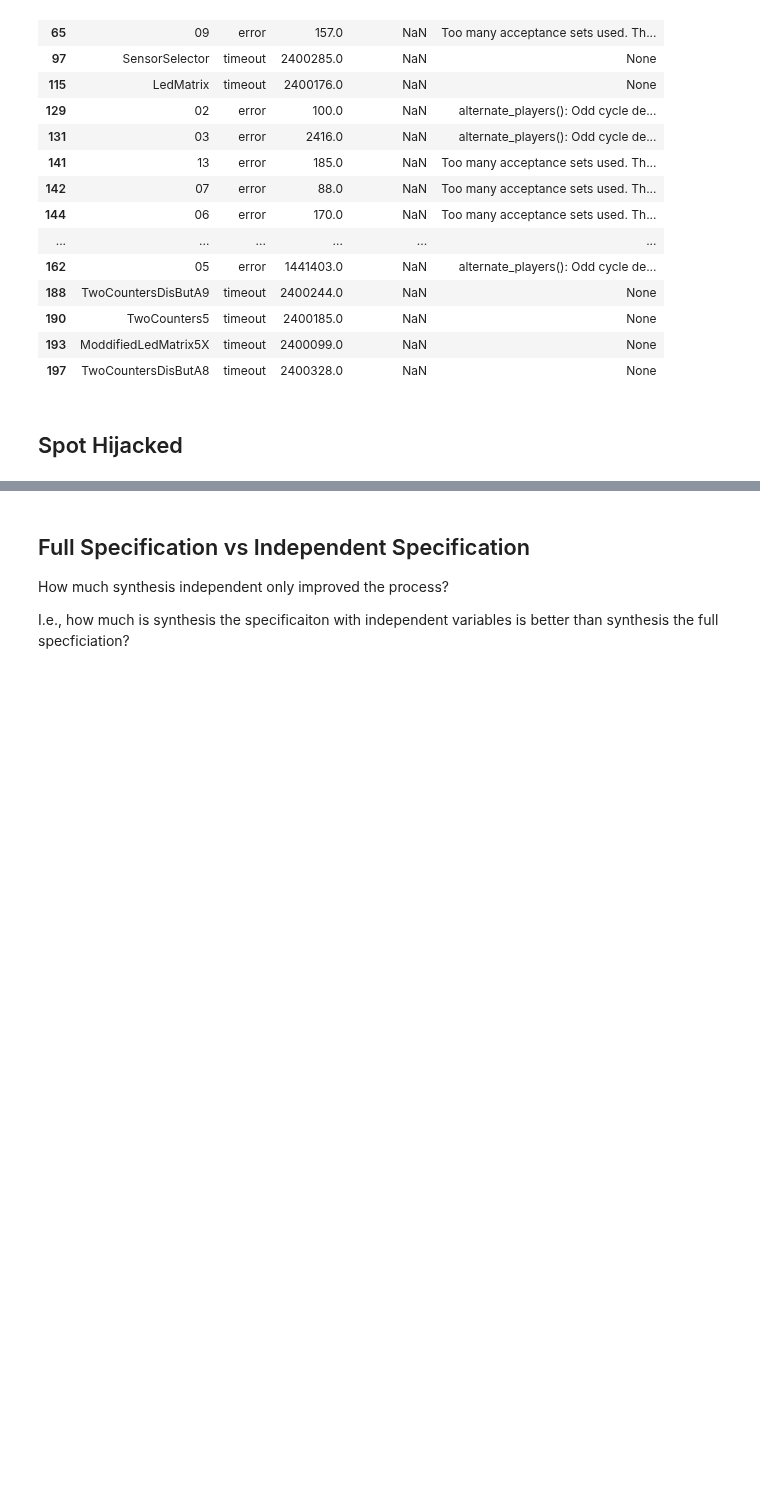
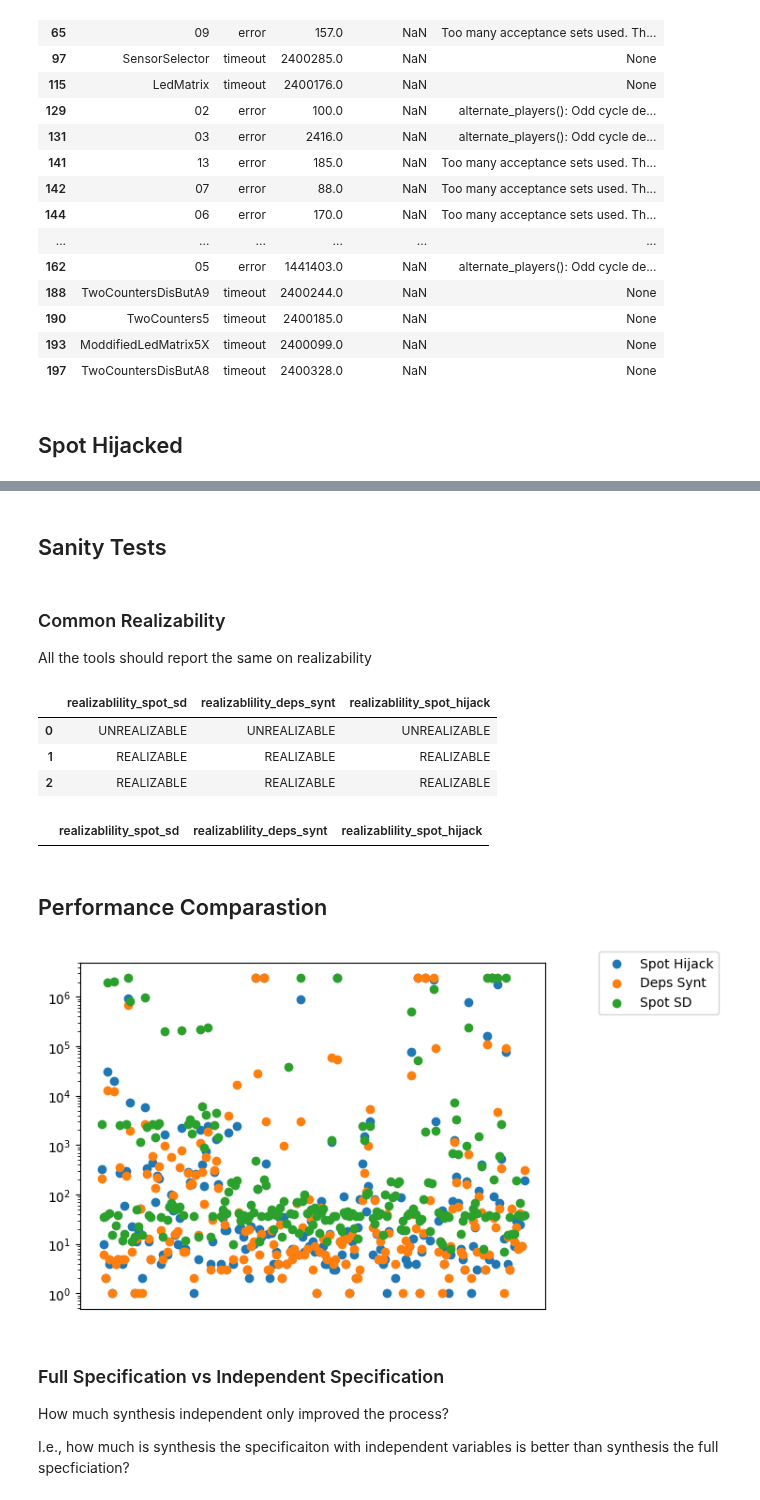
Before and after one commit to eliyaoo32/DepSynt, a Jupyter notebook: notebooks/synthesis-result.ipynb, the cells around one changed output, grey strips where cells are left out. Saved outputs shown, nothing was run; the diff lists cells and outputs as text; code cells hidden in the pictures; blank space fills up the shorter version.

```diff
--- a/notebooks/synthesis-result.ipynb
+++ b/notebooks/synthesis-result.ipynb
@@ -225,0 +295,5 @@ spot_sd_df[spot_sd_df['status'] != 'completed']
+# %%
+spot_hijack_df_tmp = spot_hijack_df.copy()
+spot_hijack_df_tmp = spot_hijack_df_tmp.add_suffix('_spot_hijack')
+spot_hijack_df_tmp.rename({'name_spot_hijack': 'name'}, axis=1, inplace=True)
+spot_hijack_df_tmp.head(3)
@@ -225,0 +305,13 @@ spot_sd_df[spot_sd_df['status'] != 'completed']
+# %%
+all_tools_df = pd.merge(
+    pd.merge(
+        spot_sd_df,
+        deps_synt_df,
+        suffixes=('_spot_sd', '_deps_synt'),
+        on='name'
+    ),
+    spot_hijack_df_tmp,
+    on='name'
+)
+
+all_tools_df.head(5)
@@ -226,5 +325,36 @@ spot_sd_df[spot_sd_df['status'] != 'completed']
+# %% [markdown]
+## Sanity Tests
+# %% [markdown]
+### Common Realizability
+All the tools should report the same on realizability
+# %%
+realizabilities = all_tools_df[["realizablility_spot_sd", "realizablility_deps_synt", "realizablility_spot_hijack"]]
+realizabilities.head(3)
+# %% [output]
+|  | realizablility_spot_sd | realizablility_deps_synt | realizablility_spot_hijack |
+| 0 | UNREALIZABLE | UNREALIZABLE | UNREALIZABLE |
+| 1 | REALIZABLE | REALIZABLE | REALIZABLE |
+| 2 | REALIZABLE | REALIZABLE | REALIZABLE |
+# %%
+realizabilities[realizabilities.apply(lambda x: x.nunique() > 1, axis=1)]
+# %% [output]
+|  | realizablility_spot_sd | realizablility_deps_synt | realizablility_spot_hijack |
+# %% [markdown]
+## Performance Comparastion
+# %%
+total_time_df = all_tools_df[['name', 'duration_spot_sd', 'duration_deps_synt', 'duration_spot_hijack']]
+
+fig, ax = plt.subplots()
+ax.scatter(total_time_df["name"], total_time_df['duration_spot_hijack'], label="Spot Hijack")
+ax.scatter(total_time_df["name"], total_time_df['duration_deps_synt'], label="Deps Synt")
+ax.scatter(total_time_df["name"], total_time_df['duration_spot_sd'], label="Spot SD")
+ax.set_xticks([])
+ax.set_yscale("log")
+ax.legend(bbox_to_anchor=(1.1, 1.05));
+# %% [output]
+[figure, added]
 # %% [markdown]
-## Full Specification vs Independent Specification
+### Full Specification vs Independent Specification
 How much synthesis independent only improved the process?
 
 I.e., how much is synthesis the specificaiton with independent variables is better than synthesis the full specficiation?
```
Also changed, not shown: parts of 9 cells of this notebook, 1 other file.
